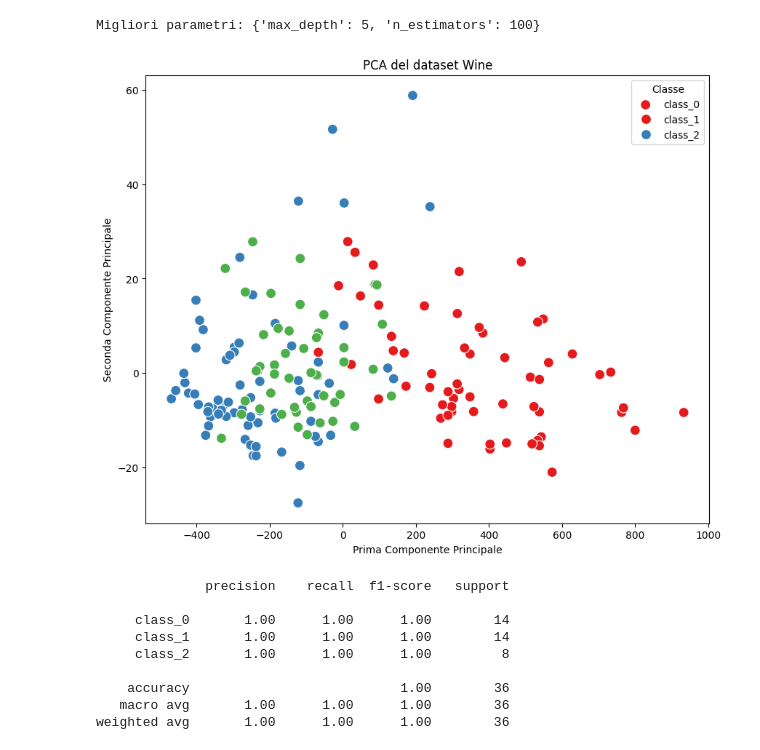
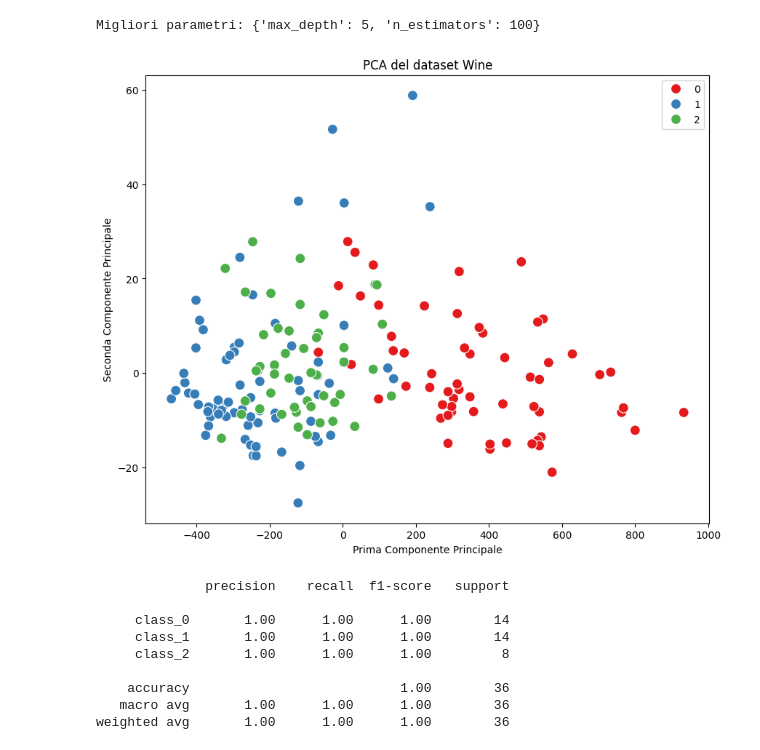
Before and after one commit to f-lost/esercizi_stefano, a Jupyter notebook: corso_python/26.11/es3.ipynb, the cells around one changed output. Drawn from its saved outputs; the diff is of its cells as text; code cells hidden in the pictures.

```diff
--- a/corso_python/26.11/es3.ipynb
+++ b/corso_python/26.11/es3.ipynb
@@ -175,24 +175,24 @@ Migliori parametri: {'max_depth': 5, 'n_estimators': 100}
 # %%
 from sklearn.decomposition import PCA
 
 # Applica PCA per ridurre a 2 componenti principali
 pca = PCA(n_components=2)
 X_pca = pca.fit_transform(X)
 
 # Crea un DataFrame per le componenti principali
 df_pca = pd.DataFrame(data=X_pca, columns=['PC1', 'PC2'])
 df_pca['target'] = y
 
 # Grafico scatter delle componenti principali
 plt.figure(figsize=(10,8))
 sns.scatterplot(data=df_pca, x='PC1', y='PC2', hue='target', palette='Set1', s=100)
 plt.title('PCA del dataset Wine')
 plt.xlabel('Prima Componente Principale')
 plt.ylabel('Seconda Componente Principale')
-plt.legend(title='Classe', labels=wine.target_names)
+plt.legend()
 plt.show()
 # %% [output]
-[figure, old version]
+[figure, new version]
 # %%
 model_opt = grid_search.best_estimator_
 
```
